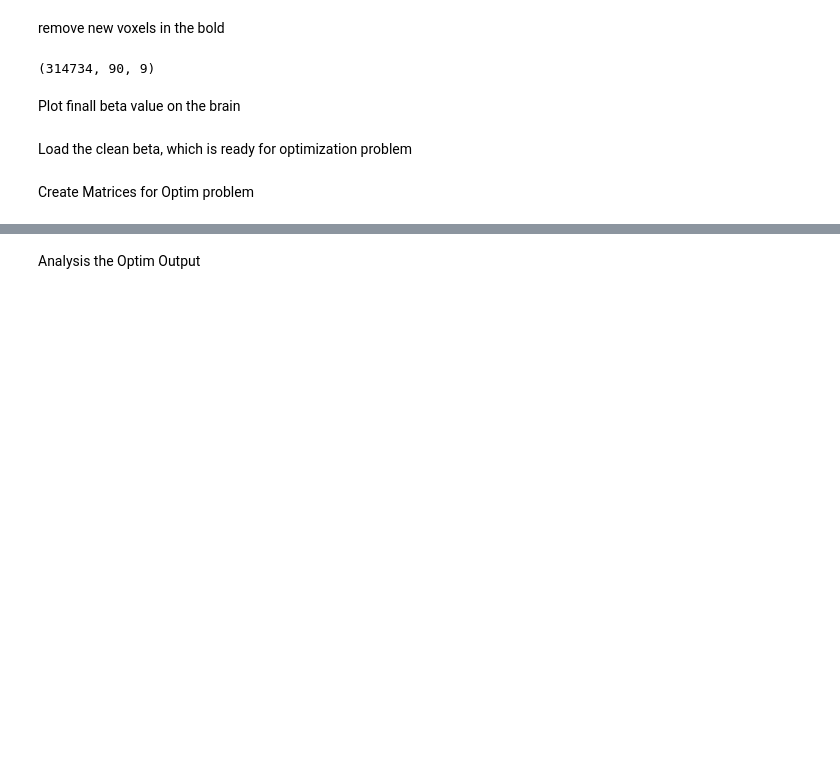
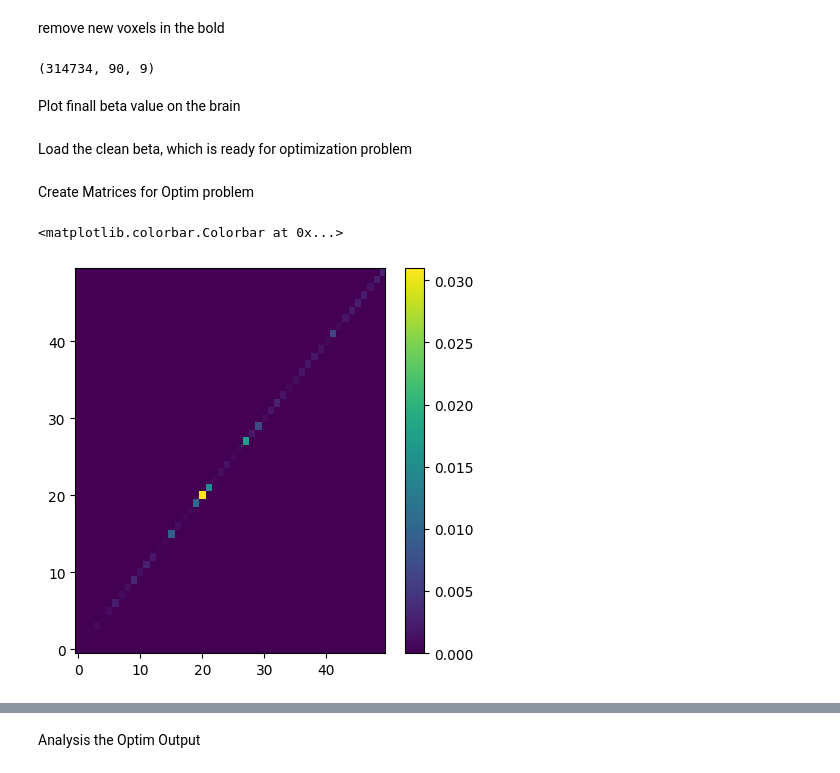
Before and after one commit to MeZahra/Thesis_code_Glm_Opt, a Jupyter notebook: main.ipynb, the cells around one changed output, grey strips where cells are left out. Cells and saved outputs as stored; diff of their text form; code cells hidden in the pictures; blank space fills up the shorter version.

```diff
--- a/main.ipynb
+++ b/main.ipynb
@@ -1074,3 +1074,13 @@ def calculate_weight(param_grid, beta_valume_clean_2d, bold_data, mask_2d, trial
 
     print("Best alpha_var_bold:", best_alpha_var_bold, "Best alpha_var_beta:", best_alpha_var_beta, "with CV loss:", best_score, flush=True)
     return alpha_var_bold, alpha_var_beta, best_score
+# %%
+tmp = np.diag(L_task/np.max(L_task))
+
+fig, ax = plt.subplots(figsize=(5, 5))
+im = ax.imshow(tmp[:50, :50], aspect='auto', cmap='viridis')
+ax.invert_yaxis()
+fig.colorbar(im, ax=ax)
+# %% [output]
+<matplotlib.colorbar.Colorbar at 0x...>
+[figure, added]
```
Also changed, not shown: parts of 24 cells of this notebook.
